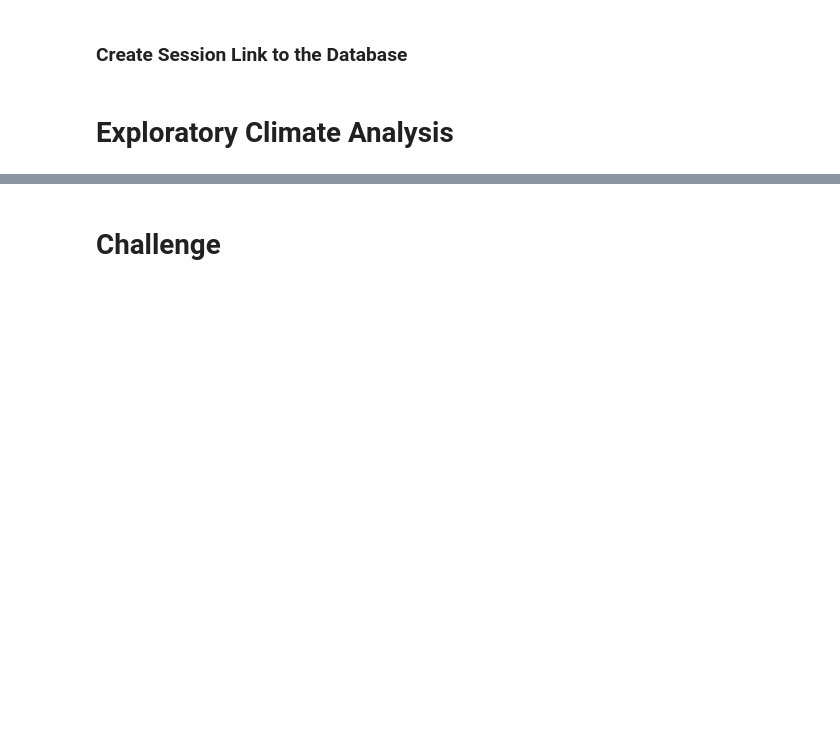
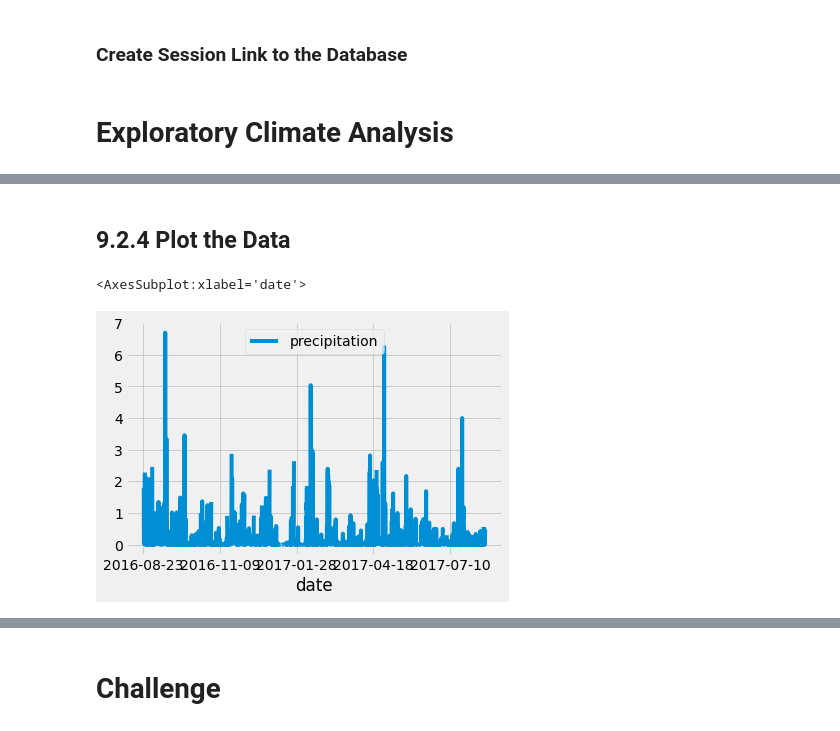
Before and after one commit to tn64/surfs_up, a Jupyter notebook: climate_analysis.ipynb, the cells around one changed output, grey strips where cells are left out. Saved outputs shown, nothing was run; the diff lists cells and outputs as text; code cells hidden in the pictures; blank space fills up the shorter version.

```diff
--- a/climate_analysis.ipynb
+++ b/climate_analysis.ipynb
@@ -46,11 +59,9 @@ session = Session(engine)
 # %%
-# Design a query to retrieve the last 12 months of precipitation data and plot the results.
-#Starting from the last data point in the database.
-
-# Calculate the date one year from the last date in data set.
-
+# Create a variable to store the results of the query
+results = []
 # Perform a query to retrieve the data and precipitation scores
-
+results = session.query(Measurement.date, Measurement.prcp).filter(Measurement.date >= prev_year).all()
+print(results)
 # Save the query results as a Pandas DataFrame and set the index to the date column
 
 # Sort the dataframe by date
@@ -59,2 +74,4 @@ session = Session(engine)
 # %%
 # Use Pandas to calcualte the summary statistics for the precipitation data
+df = pd.DataFrame(results, columns=['date', 'precipitation'])
+df
@@ -60,0 +94,3 @@ session = Session(engine)
+# %%
+# Overwrite df with set_index()... implace=True.  False would create a new df
+df.set_index(df['date'], inplace=True)
@@ -60,0 +139,4 @@ session = Session(engine)
+# %%
+#Sort the values by date
+df = df.sort_index()
+print(df.to_string(index=False))
@@ -60,0 +161,8 @@ session = Session(engine)
+# %% [markdown]
+## 9.2.4 Plot the Data
+# %%
+# This plot shows total precip by date
+df.plot()
+# %% [output]
+<AxesSubplot:xlabel='date'>
+[figure, added]
```
Also changed, not shown: parts of 13 cells of this notebook.
